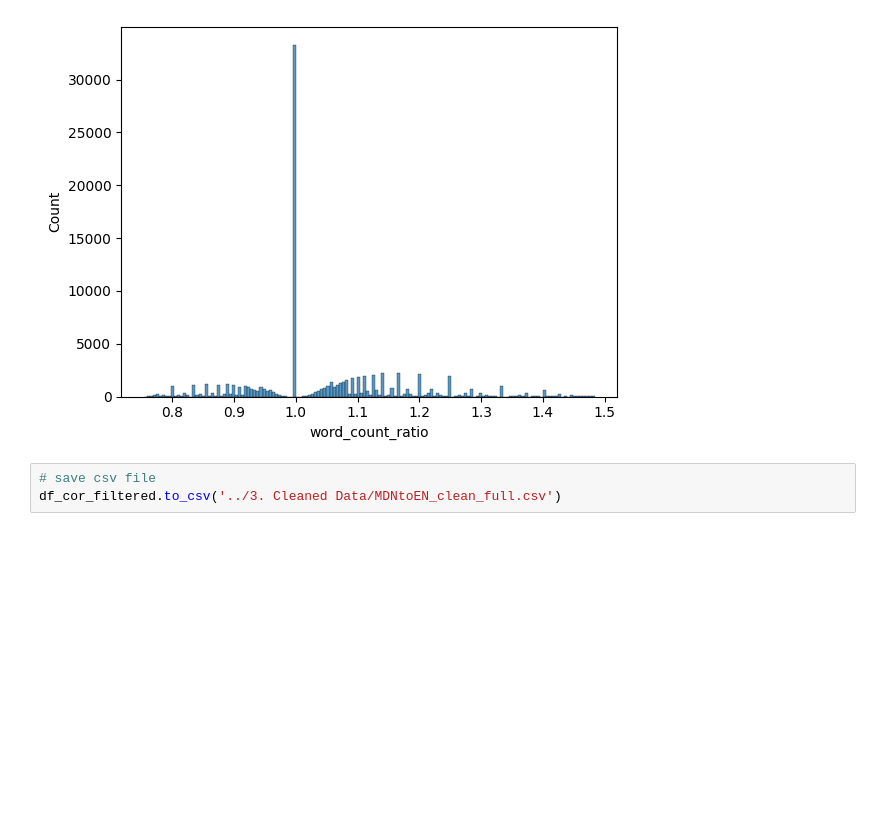
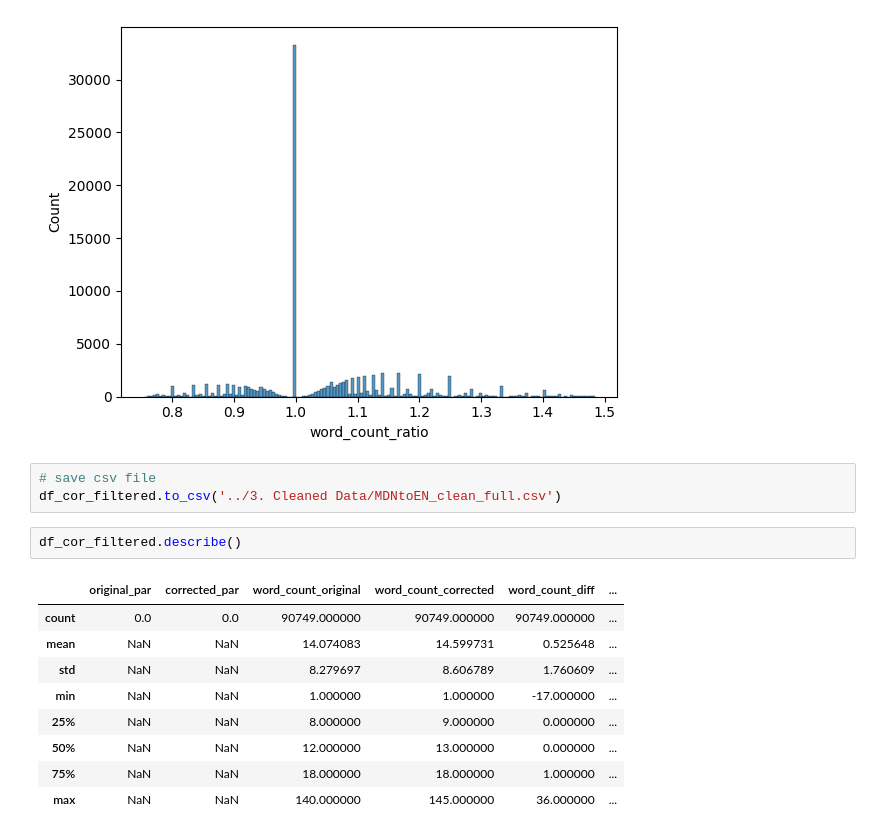
Before and after one commit to danish-sven/anlp-at2-gpt45, a Jupyter notebook: 1. Python Notebooks/data_cleaner_mandarin.ipynb, the cells around one changed output. Saved outputs shown, nothing was run; the diff lists cells and outputs as text; blank space fills up the shorter version.

```diff
--- a/1. Python Notebooks/data_cleaner_mandarin.ipynb
+++ b/1. Python Notebooks/data_cleaner_mandarin.ipynb
@@ -149,3 +150,15 @@ sns.histplot(data=df_cor_filtered,x='word_count_ratio')
 # %%
 # save csv file
 df_cor_filtered.to_csv('../3. Cleaned Data/MDNtoEN_clean_full.csv')
+# %%
+df_cor_filtered.describe()
+# %% [output]
+|  | original_par | corrected_par | word_count_original | word_count_corrected | word_count_diff | ... |
+| count | 0.0 | 0.0 | 90749.000000 | 90749.000000 | 90749.000000 | ... |
+| mean | NaN | NaN | 14.074083 | 14.599731 | 0.525648 | ... |
+| std | NaN | NaN | 8.279697 | 8.606789 | 1.760609 | ... |
+| min | NaN | NaN | 1.000000 | 1.000000 | -17.000000 | ... |
+| 25% | NaN | NaN | 8.000000 | 9.000000 | 0.000000 | ... |
+| 50% | NaN | NaN | 12.000000 | 13.000000 | 0.000000 | ... |
+| 75% | NaN | NaN | 18.000000 | 18.000000 | 1.000000 | ... |
+| max | NaN | NaN | 140.000000 | 145.000000 | 36.000000 | ... |
```
Also changed, not shown: parts of 6 cells of this notebook, 2 other files.
